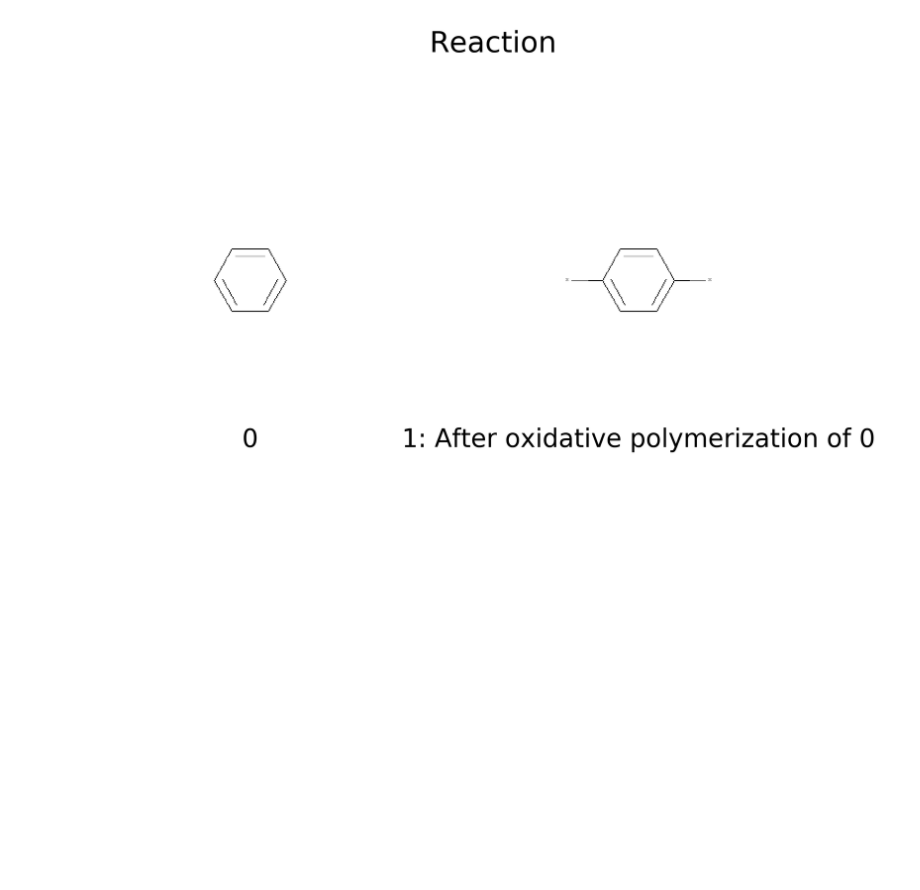
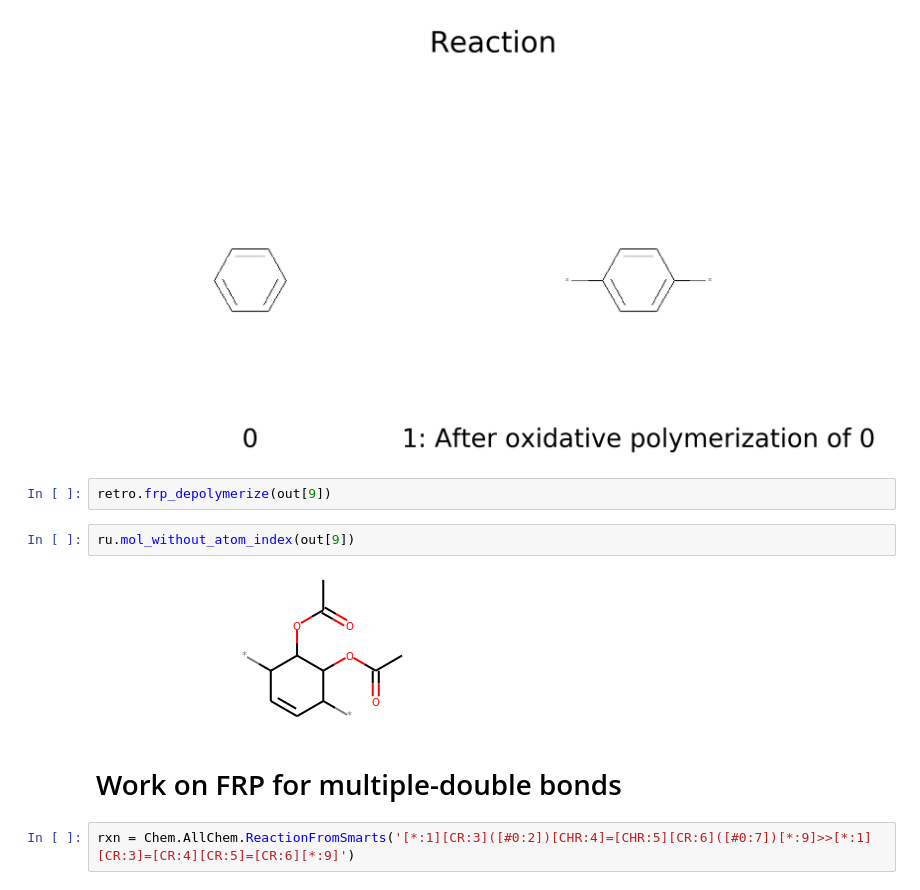
Before and after one commit to rishigurnani/hMOFs-Snurr, a Jupyter notebook: fall20_mse_8803_3.ipynb, the cells around one changed output. Drawn from its saved outputs; the diff is of its cells as text; blank space fills up the shorter version.

Commit message:
improved frp to yield monomers with multiple double bonds

```diff
--- a/fall20_mse_8803_3.ipynb
+++ b/fall20_mse_8803_3.ipynb
@@ -981,3 +981,13 @@ sm_RxnPaths len: 7
 out[0].DrawSteps()
 # %% [output]
 [figure]
+# %%
+retro.frp_depolymerize(out[9])
+# %%
+ru.mol_without_atom_index(out[9])
+# %% [output]
+[figure, added]
+# %% [markdown]
+# Work on FRP for multiple-double bonds
+# %%
+rxn = Chem.AllChem.ReactionFromSmarts('[*:1][CR:3]([#0:2])[CHR:4]=[CHR:5][CR:6]([#0:7])[*:9]>>[*:1][CR:3]=[CR:4][CR:5]=[CR:6][*:9]')
```
Also changed, not shown: parts of 8 cells of this notebook, 1 other file.
